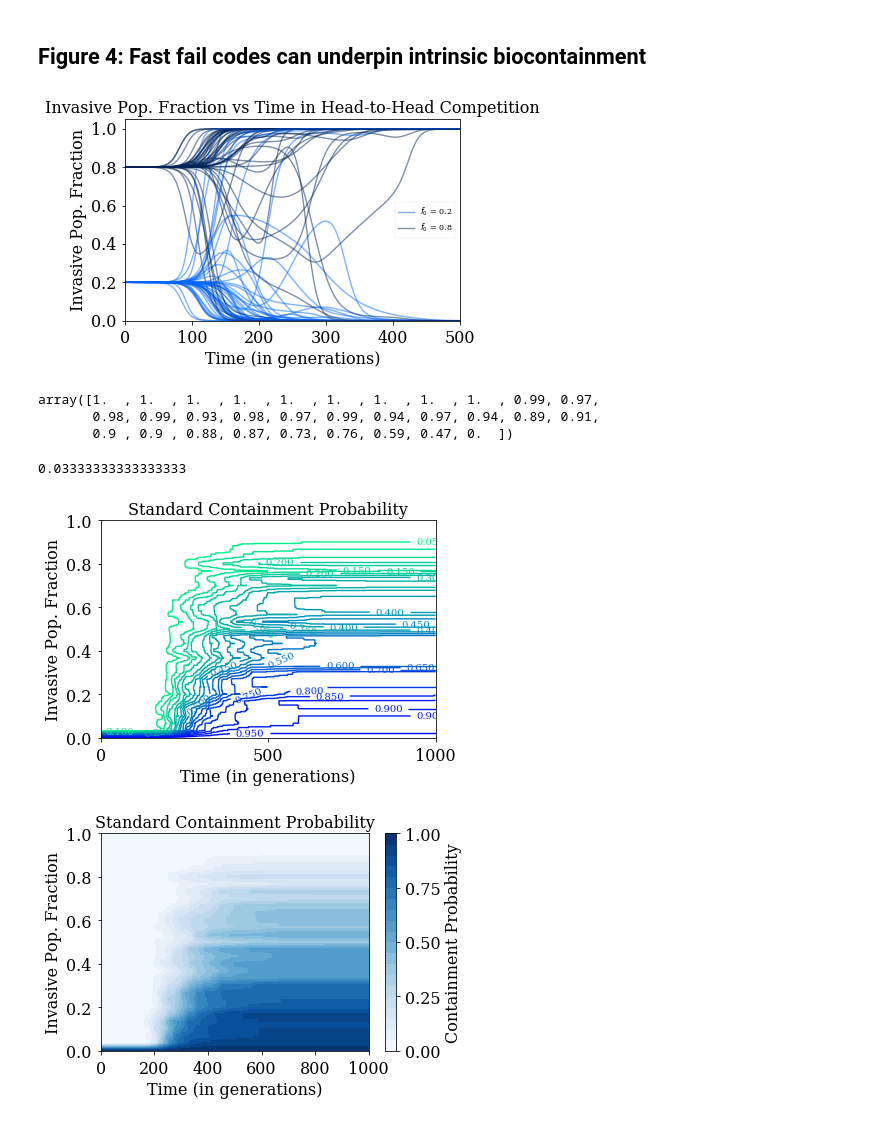
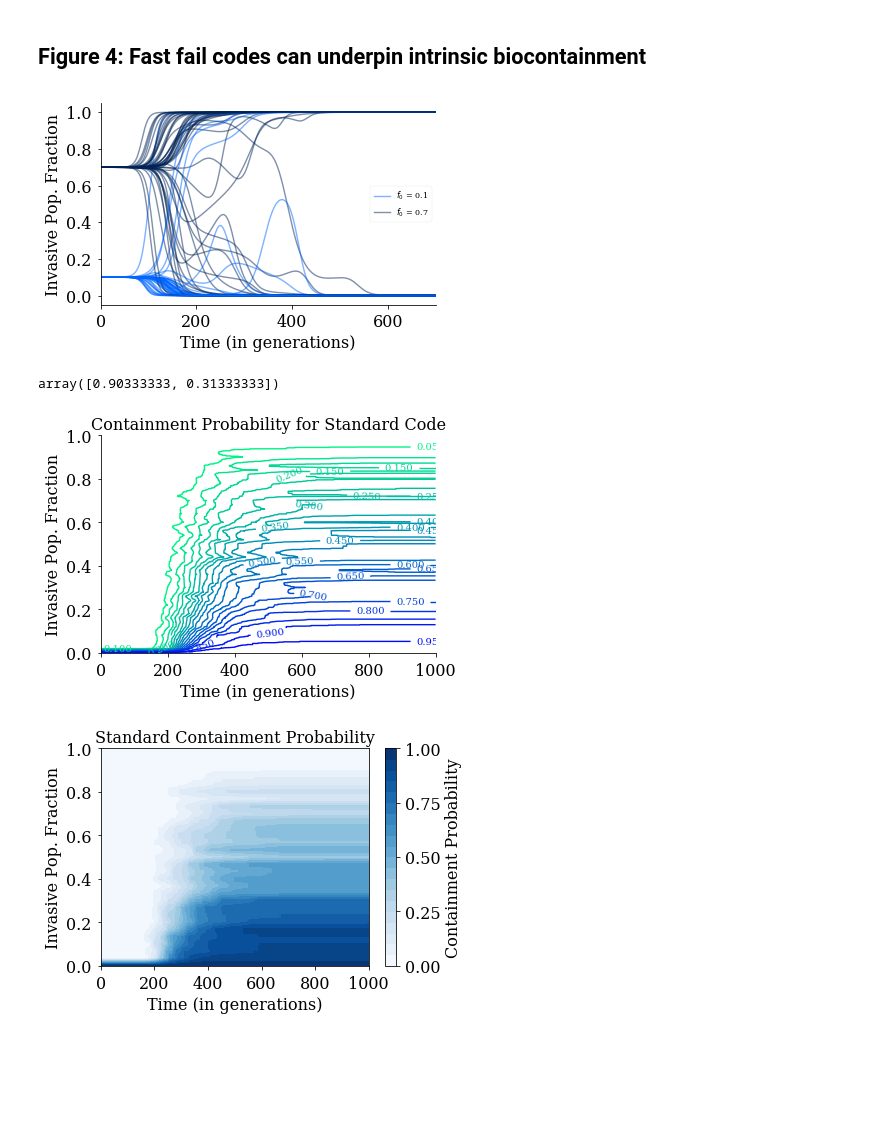
Before and after one commit to EndyLab/codon-tables, a Jupyter notebook: notebooks/fast_fail_figs.ipynb, the cells around one changed output. Saved outputs shown, nothing was run; the diff lists cells and outputs as text; code cells hidden in the pictures; blank space fills up the shorter version.

```diff
--- a/notebooks/fast_fail_figs.ipynb
+++ b/notebooks/fast_fail_figs.ipynb
@@ -838,12 +768,12 @@ DF = pd.DataFrame()
 # ]
 # lin filenames
 filenames = [
-    '/home/jonathan/Lab/ATD/codon-tables/data/manuscript/N=1e6_b=1_l=2/SC_vs_SC_lin_contour_0/output/2018-04-12_SC_vs_SC_lin_contour_0_concatenated.pickle', # vs SC lin
+    '/home/jonathan/Lab/ATD/codon-tables/data/manuscript/N=1e6_b=1_l=2/SC_vs_SC_lin_contour_1/output/2018-05-01_SC_vs_SC_lin_contour_1_concatenated.pickle', # vs SC lin
 #     '/home/jonathan/Lab/ATD/codon-tables/data/manuscript/N=1e6_b=1_l=2/SC_vs_Colorado_lin_contour_0/output/2018-04-12_SC_vs_Colorado_lin_contour_0_concatenated.pickle', # vs colorado lin
-#     '/home/jonathan/Lab/ATD/codon-tables/data/manuscript/N=1e6_b=1_l=2/SC_vs_FF20_lin_contour_0/output/2018-04-12_SC_vs_FF20_lin_contour_0_concatenated.pickle', # vs FF20 lin
-#     '/home/jonathan/Lab/ATD/codon-tables/data/manuscript/N=1e6_b=1_l=2/SC_vs_FF16_lin_contour_0/output/2018-04-12_SC_vs_FF16_lin_contour_0_concatenated.pickle', # vs FF16 lin
-#     '/home/jonathan/Lab/ATD/codon-tables/data/manuscript/N=1e6_b=1_l=2/SC_vs_RED20_lin_contour_0/output/2018-04-12_SC_vs_RED20_lin_contour_0_concatenated.pickle', # vs RED20 lin
-#     '/home/jonathan/Lab/ATD/codon-tables/data/manuscript/N=1e6_b=1_l=2/SC_vs_RED14_lin_contour_0/output/2018-04-12_SC_vs_RED14_lin_contour_0_concatenated.pickle', # vs RED14
+#     '/home/jonathan/Lab/ATD/codon-tables/data/manuscript/N=1e6_b=1_l=2/SC_vs_FF20_lin_contour_1/output/2018-05-01_SC_vs_FF20_lin_contour_1_concatenated.pickle', # vs FF20 lin
+#     '/home/jonathan/Lab/ATD/codon-tables/data/manuscript/N=1e6_b=1_l=2/SC_vs_FF16_lin_contour_1/output/2018-05-01_SC_vs_FF16_lin_contour_1_concatenated.pickle', # vs FF16 lin
+#     '/home/jonathan/Lab/ATD/codon-tables/data/manuscript/N=1e6_b=1_l=2/SC_vs_RED20_lin_contour_1/output/2018-05-01_SC_vs_RED20_lin_contour_1_concatenated.pickle', # vs RED20 lin
+#     '/home/jonathan/Lab/ATD/codon-tables/data/manuscript/N=1e6_b=1_l=2/SC_vs_RED15_lin_contour_0/output/2018-05-01_SC_vs_RED15_lin_contour_0_concatenated.pickle', # vs RED14
 ]
 # get dataframes
 dfs = []
@@ -875,8 +805,8 @@ dark_blue = '#002255'
 light_blue = '#0066ff'
 
 # define low and high popfrac
-lowfrac = 0.2
-highfrac = 0.8
+lowfrac = 0.1
+highfrac = 0.7
 
 # define linestyles and colorshades
 linestyle = {
@@ -897,39 +827,40 @@ shuffle(sims)
 label_small = True
 label_large = True
 for sim in sims:
-    if (sim % 2) == 0:
+    if (sim % 6) == 0:
         lildf = df.loc[df['sim'] == sim]
         n_0 = lildf['N_0'][0]/1e6
         line, color = linestyle[str(n_0)]
         if n_0 == lowfrac:
             if label_small:
                 label = r'$f_0$ = {0}'.format(lowfrac)
                 label_small = False
             else:
                 label = ''
         else:
             if label_large:
                 label = r'$f_0$ = {0}'.format(highfrac)
                 label_large = False
             else:
                 label = ''
         plt.plot(lildf['time'], lildf['popfrac'], line, label=label, color=color, alpha=alpha)
 
-plt.ylim([0,1.05])
-plt.xlim([0,500])
+plt.ylim([-0.05,1.05])
+plt.xlim([0,700])
 # plt.yticks([0, 0.25, 0.5, 0.75, 1])
-plt.title('Invasive Pop. Fraction vs Time in Head-to-Head Competition', fontsize=labelsize)
+# plt.title('Invasive Pop. Fraction vs Time in Head-to-Head Competition', fontsize=labelsize)
 plt.xlabel('Time (in generations)')
 plt.ylabel('Invasive Pop. Fraction')
 plt.legend()
 fig = plt.gcf()
 ax = plt.gca()
 fig.set_size_inches(width, height)
 # ax.set_xscale("log")
+sns.despine()
 plt.savefig('/home/jonathan/Lab/Fast Fail/Figures/Figure 4/4a_individual_traces.svg')
 plt.show()
 # %% [output]
-[figure, old version]
+[figure, new version]
 # %%
 # generate probabilities
 def contain_probability(DF, code):
@@ -962,13 +893,3 @@ def endpoint_contain(DF, code):
         lildf = df.loc[df['N_0'] == n_0]
         contain[i] = sum(lildf['popfrac'] == 0) / num_sims
     return contain, N_0
-# %%
-RED20_contour[:,-1]
-# %% [output]
-array([1.  , 1.  , 1.  , 1.  , 1.  , 1.  , 1.  , 1.  , 1.  , 0.99, 0.97,
-       0.98, 0.99, 0.93, 0.98, 0.97, 0.99, 0.94, 0.97, 0.94, 0.89, 0.91,
-       0.9 , 0.9 , 0.88, 0.87, 0.73, 0.76, 0.59, 0.47, 0.  ])
-# %%
-N_0[np.where(Standard_contour[:,-1] <= 0.99)[0][0]]/1e6
-# %% [output]
-0.03333333333333333
@@ -984 +898,5 @@ PROMISC14_contour, t, N_0 = contain_probability(DF, 'PROMISC14')
+# %%
+contain
+# %% [output]
+array([0.90333333, 0.31333333])
 # %%
@@ -994,11 +907,10 @@ with open('/home/jonathan/Lab/ATD/codon-tables/data/manuscript/fig4/contour_cach
 # generate log contour plot
 contours = {
     'Standard':Standard_contour,
-    'Colorado':Colorado_contour,
     'FF20':FF20_contour,
     'FF16':FF16_contour,
     'RED20':RED20_contour,
-    'RED14':RED14_contour
+    'RED15':RED15_contour
 }
 cmaps = {
     'Standard':plt.cm.Blues,
@@ -1006,7 +918,7 @@ cmaps = {
     'FF20':plt.cm.Greens,
     'FF16':plt.cm.Oranges,
     'RED20':plt.cm.Purples,
-    'RED14':plt.cm.copper_r
+    'RED15':plt.cm.copper_r
 }
 
 code = 'Standard'
@@ -1015,7 +927,7 @@ cmap = cmaps[code]
 
 # set figure options
 labelsize=16
-width = 4
+width = 6
 height = width / 1.618
 
 plt.rc('font', family='serif')
@@ -1031,7 +943,7 @@ ax = plt.gca()
 # plt.xlim([0, 500])
 # plt.ylim([3e3, 1e6])
 # plt.yticks([1e0, 1e2, 1e4, 1e6])
-plt.xticks([0, 500, 1000])
+plt.xticks([i*200 for i in range(6)])
 # ax.set_xscale("log")
 
 # cbar = plt.colorbar(CS, ticks=[0, 0.25, 0.5, 0.75, 1])
@@ -1040,14 +952,14 @@ plt.clim(0,1)
 
 path = '/home/jonathan/Lab/Fast Fail/Figures/Figure 4/'
 # Add the contour line levels to the colorbar
-plt.title('{0} Containment Probability'.format(code), fontsize=labelsize)
+plt.title('Containment Probability for {0} Code'.format(code), fontsize=labelsize)
 plt.xlabel('Time (in generations)')
 plt.ylabel('Invasive Pop. Fraction')
-# sns.despine()
+sns.despine()
 plt.savefig(path+'{0}_contour_lines.svg'.format(code))
 plt.show()
 # %% [output]
-[figure, old version]
+[figure, new version]
 # %%
 # 4b: generate linear contour plot
 contours = {
```
Also changed, not shown: parts of 20 cells of this notebook, 2 other files.
